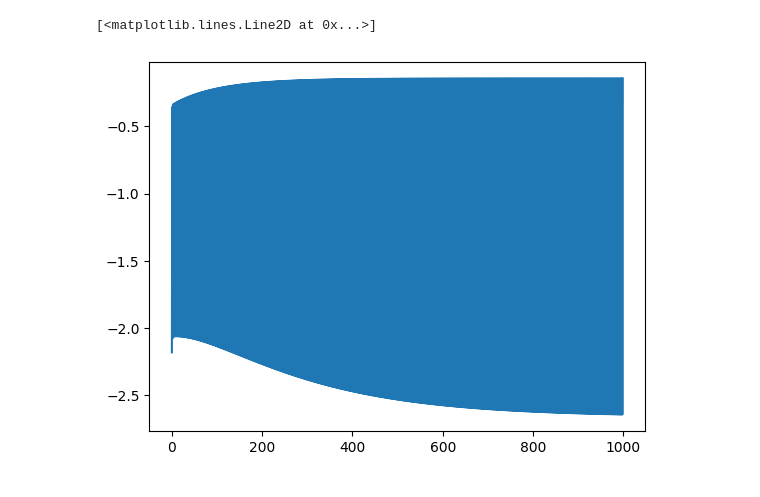
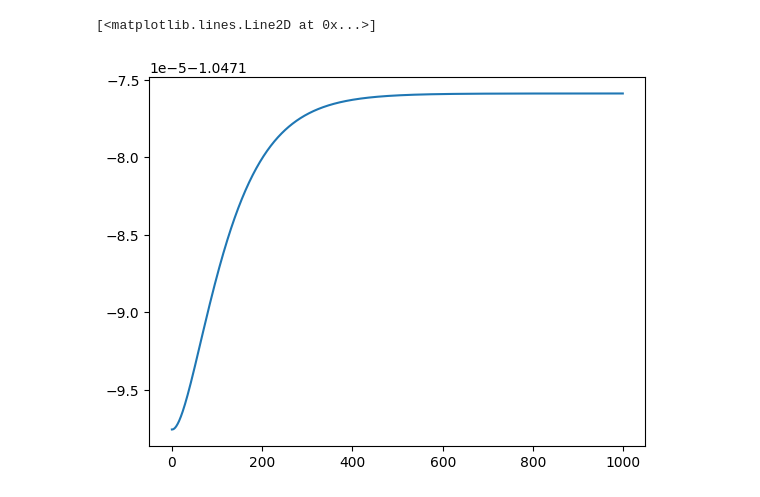
Before and after one commit to aadityarautela/SingleLinkManipulatorRLANN, a Jupyter notebook: SingleLinkManipulatorRLANN.ipynb, the cells around one changed output. Saved outputs shown, nothing was run; the diff lists cells and outputs as text; code cells hidden in the pictures.

```diff
--- a/SingleLinkManipulatorRLANN.ipynb
+++ b/SingleLinkManipulatorRLANN.ipynb
@@ -138,8 +145,12 @@ B = B0/Kt
 env = SingleLinkManipulator(N, B, M, Kb, R, L)
 # %%
 def find_nearest(array, value):
-    idx = np.searchsorted(array, value, side="left")
-    if idx > 0 and (idx == len(array) or math.fabs(value - array[idx-1]) < math.fabs(value - array[idx])):
-        return idx-1
-    else:
-        return idx
+    # idx = np.searchsorted(array, value, side="left")
+    # if idx > 0 and (idx == len(array) or math.fabs(value - array[idx-1]) < math.fabs(value - array[idx])):
+    #     return idx-1
+    # else:
+    #     return idx
+    return np.digitize(value, array)
+
+temp = np.linspace(0,1,10)
+print(temp[find_nearest(temp, 0.54)])
@@ -146,5 +159,5 @@ def find_nearest(array, value):
 # %%
-for _ in range(100):
+for _ in range(5):
     for i in range(N1):
         for j in range(N2):
             for k in range(N3):
@@ -153,12 +166,12 @@ for _ in range(100):
                     env.reset(state)
                     new_state, _, _, _, _ = env.step(U[u])
                     x1, x2, x3 = new_state
-                    x1 = find_nearest(X1, x1)
-                    x2 = find_nearest(X2, x2)
-                    x3 = find_nearest(X3, x3)
+                    x1 = find_nearest(X1, x1)-1
+                    x2 = find_nearest(X2, x2)-1
+                    x3 = find_nearest(X3, x3)-1
                     nextV[u] = V[x1, x2, x3]
                 Vbest = np.max(nextV)
-                reward = -(env._signal() - X1[i])**2
+                reward =  -((env._signal() - X1[i])**2)
                 V[i, j, k] = reward + gamma*Vbest
 # %%
 for i in range(N1):
@@ -169,9 +182,9 @@ for i in range(N1):
             for u in range(U.size):
                 new_state, _, _, _, _ = env.step(U[u])
                 x1, x2, x3 = new_state
-                x1 = find_nearest(X1, x1)
-                x2 = find_nearest(X2, x2)
-                x3 = find_nearest(X3, x3)
+                x1 = find_nearest(X1, x1) - 1
+                x2 = find_nearest(X2, x2) - 1
+                x3 = find_nearest(X3, x3) - 1
                 nextV[u] = V[x1, x2, x3]
             Vbest_idx = np.argmax(nextV)
             policy[i, j, k] = U[Vbest_idx]
@@ -180,7 +193,7 @@ model = keras.Sequential([
     keras.layers.Input(shape=(3,)),
     keras.layers.Dense(10, activation='softplus'),
     keras.layers.Dense(10, activation='softplus'),
-    keras.layers.Dense(1, activation='relu'),
+    keras.layers.Dense(1, activation='sigmoid'),
 ])
 
 model.summary()
@@ -201,6 +214,9 @@ for i in range(N1):
             x_train = np.append(x_train, [[i, j, k]], axis=0)
             y_train = np.append(y_train, policy[i, j, k])
 
+x_train=  x_train[1:]
+y_train=  y_train[1:]/U_BOUND
+
 history = model.fit(
     x_train,
     y_train,
@@ -235,6 +276,7 @@ for eps in range(1000):
     print(np.atleast_2d(state).shape)
     action = model.predict((np.atleast_2d(state)).astype(np.float32))[0][0]
     # print(action.shape)
+    action *= U_BOUND
     _ ,reward, _,_,_ = env.step(action)
     rewards = np.append(rewards, reward)
 
@@ -258,7 +300,7 @@ plt.plot(rewards)
 (1, 3)
 1/1 [==============================] - 0s 18ms/step
 [<matplotlib.lines.Line2D at 0x...>]
-[figure, old version]
+[figure, new version]
 # %%
 rewards2 = np.array([])
 
```
Also changed, not shown: parts of 9 cells of this notebook, 5 other files.
